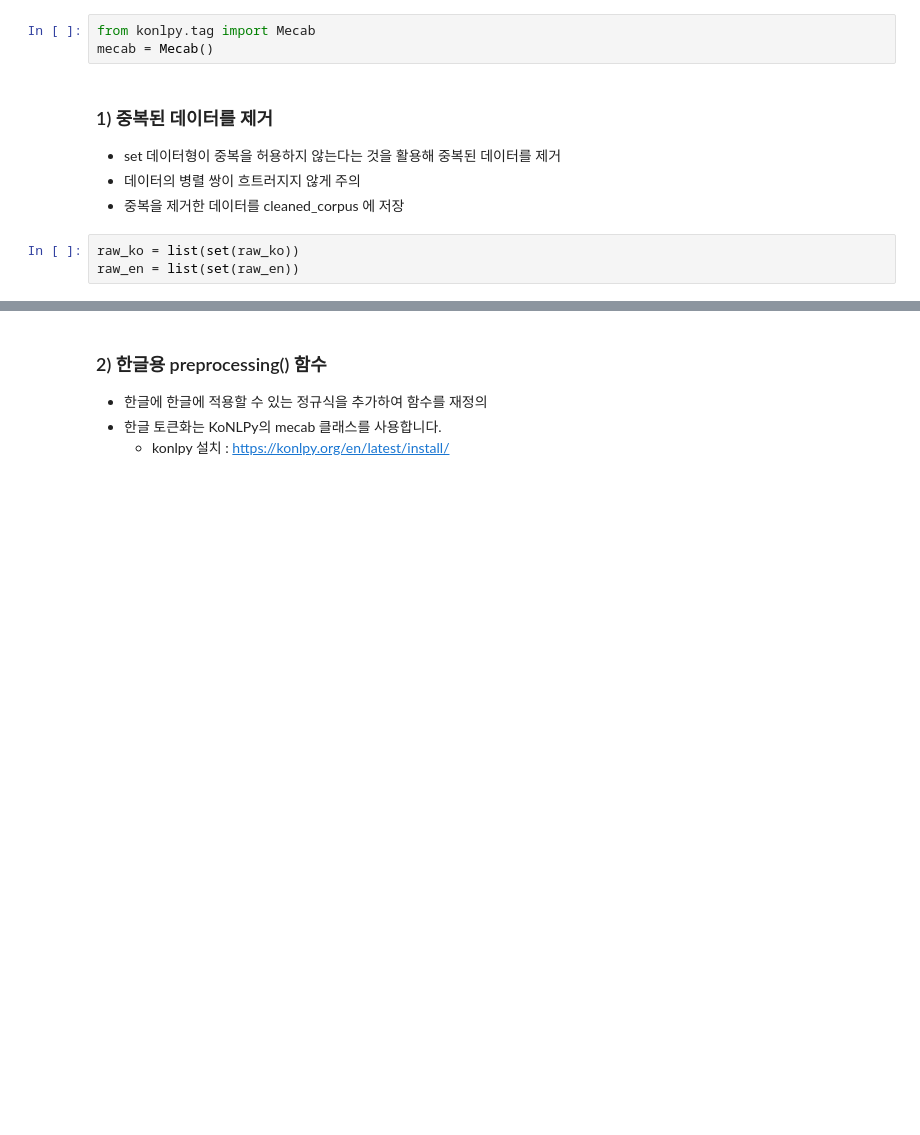
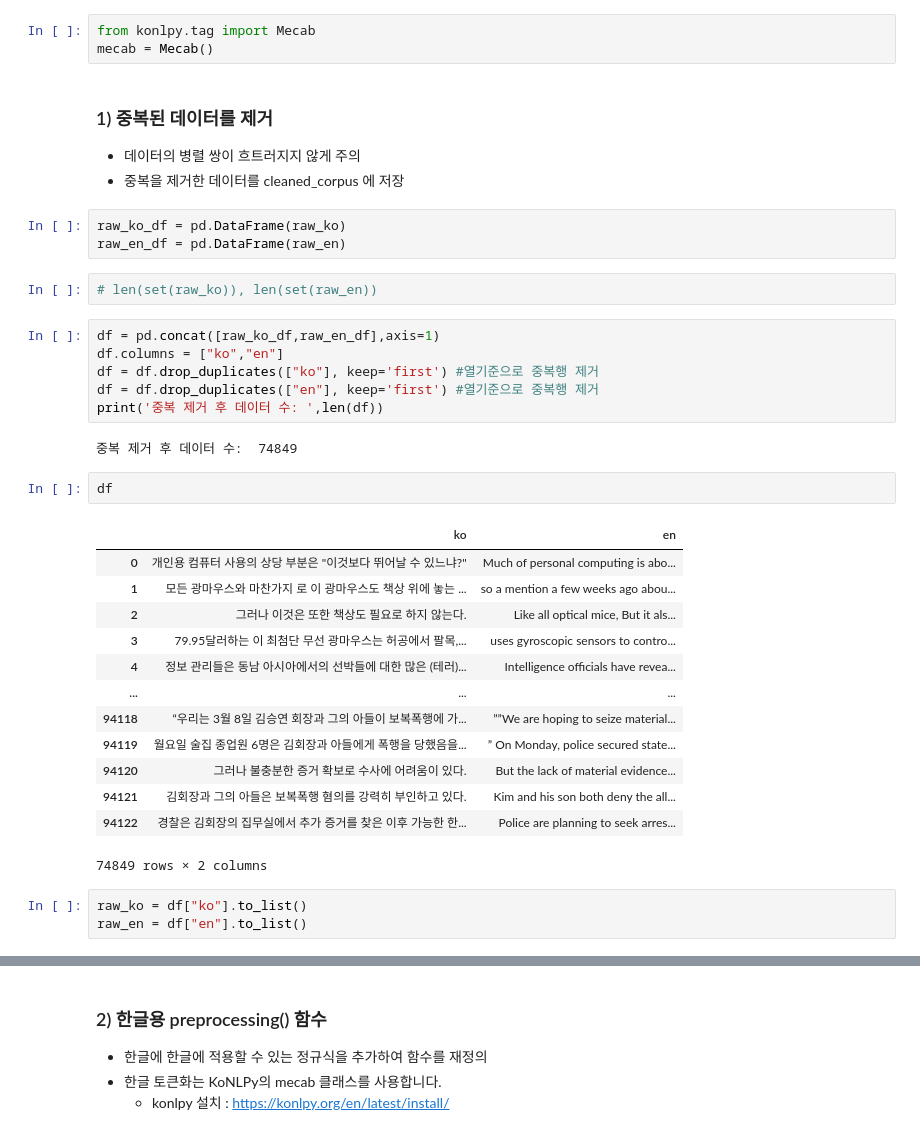
Before and after one commit to inistory/AIFFEL, a Jupyter notebook: Going_Deeper/GD08/GD08.ipynb, the cells around one changed output, grey strips where cells are left out. Saved outputs shown, nothing was run; the diff lists cells and outputs as text; blank space fills up the shorter version.

```diff
--- a/Going_Deeper/GD08/GD08.ipynb
+++ b/Going_Deeper/GD08/GD08.ipynb
@@ -91,9 +111,37 @@ from konlpy.tag import Mecab
 mecab = Mecab()
 # %% [markdown]
 ### 1) 중복된 데이터를 제거
-- set 데이터형이 중복을 허용하지 않는다는 것을 활용해 중복된 데이터를 제거
 - 데이터의 병렬 쌍이 흐트러지지 않게 주의
 - 중복을 제거한 데이터를 cleaned_corpus 에 저장
+# %%
+raw_ko_df = pd.DataFrame(raw_ko)
+raw_en_df = pd.DataFrame(raw_en)
 # %%
-raw_ko = list(set(raw_ko))
-raw_en = list(set(raw_en))
+# len(set(raw_ko)), len(set(raw_en))
+# %%
+df = pd.concat([raw_ko_df,raw_en_df],axis=1)
+df.columns = ["ko","en"]
+df = df.drop_duplicates(["ko"], keep='first') #열기준으로 중복행 제거
+df = df.drop_duplicates(["en"], keep='first') #열기준으로 중복행 제거
+print('중복 제거 후 데이터 수: ',len(df))
+# %% [output]
+중복 제거 후 데이터 수:  74849
+# %%
+df
+# %% [output]
+|  | ko | en |
+| 0 | 개인용 컴퓨터 사용의 상당 부분은 "이것보다 뛰어날 수 있느냐?" | Much of personal computing is abo... |
+| 1 | 모든 광마우스와 마찬가지 로 이 광마우스도 책상 위에 놓는 ... | so a mention a few weeks ago abou... |
+| 2 | 그러나 이것은 또한 책상도 필요로 하지 않는다. | Like all optical mice, But it als... |
+| 3 | 79.95달러하는 이 최첨단 무선 광마우스는 허공에서 팔목,... | uses gyroscopic sensors to contro... |
+| 4 | 정보 관리들은 동남 아시아에서의 선박들에 대한 많은 (테러)... | Intelligence officials have revea... |
+| ... | ... | ... |
+| 94118 | “우리는 3월 8일 김승연 회장과 그의 아들이 보복폭행에 가... | ””We are hoping to seize material... |
+| 94119 | 월요일 술집 종업원 6명은 김회장과 아들에게 폭행을 당했음을... | ” On Monday, police secured state... |
+| 94120 | 그러나 불충분한 증거 확보로 수사에 어려움이 있다. | But the lack of material evidence... |
+| 94121 | 김회장과 그의 아들은 보복폭행 혐의를 강력히 부인하고 있다. | Kim and his son both deny the all... |
+| 94122 | 경찰은 김회장의 집무실에서 추가 증거를 찾은 이후 가능한 한... | Police are planning to seek arres... |
+74849 rows × 2 columns
+# %%
+raw_ko = df["ko"].to_list()
+raw_en = df["en"].to_list()
```
Also changed, not shown: parts of 9 cells of this notebook.
